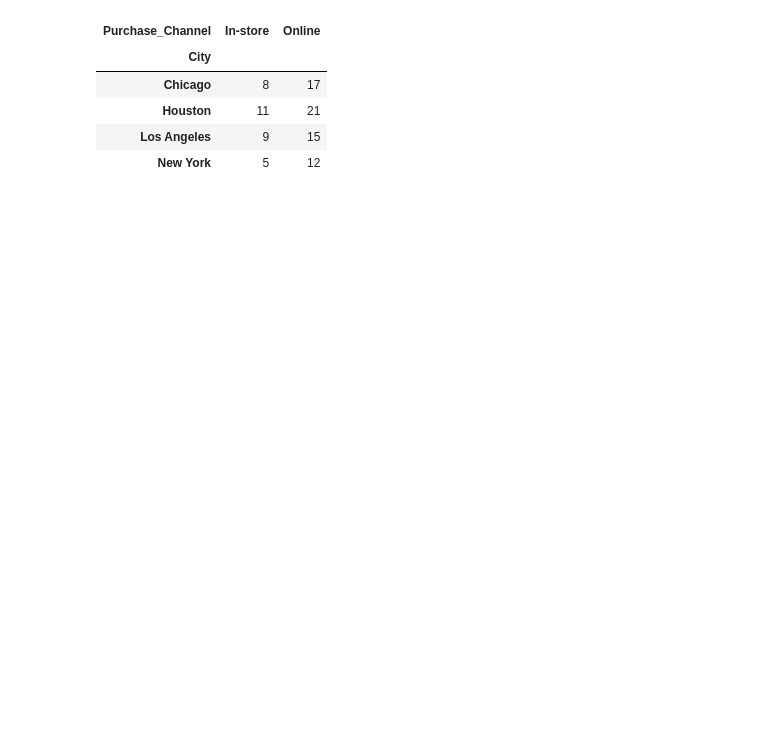
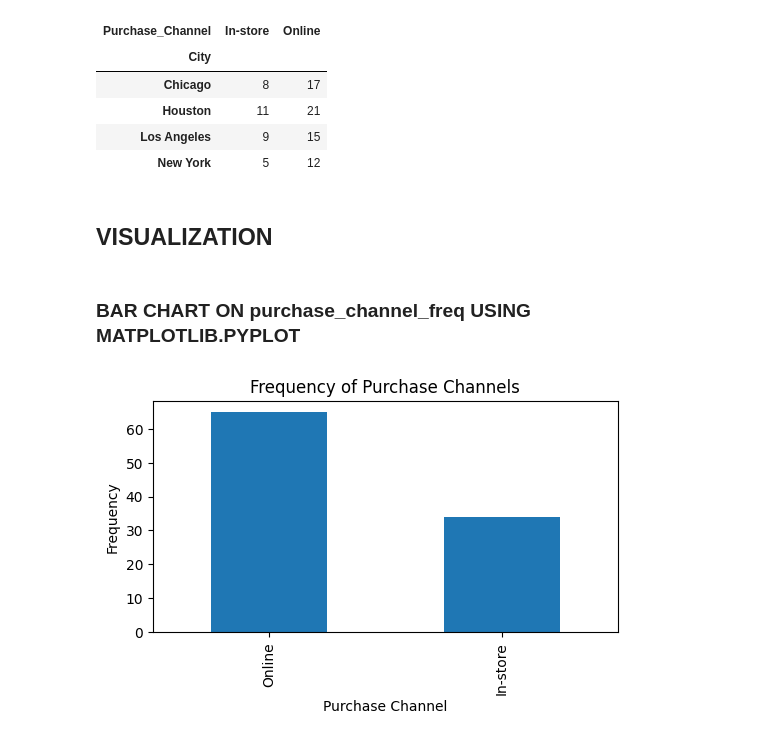
Before and after one commit to ABBAS-37405/PYTHON-AND-DATA-SCIENCE, a Jupyter notebook: dataclean.ipynb, the cells around one changed output. Cells and saved outputs as stored; diff of their text form; code cells hidden in the pictures; blank space fills up the shorter version.

```diff
--- a/dataclean.ipynb
+++ b/dataclean.ipynb
@@ -479,3 +479,7 @@ cross_tab
 | Houston | 11 | 21 |
 | Los Angeles | 9 | 15 |
 | New York | 5 | 12 |
+# %% [markdown]
+## VISUALIZATION
+# %% [markdown]
+### BAR CHART ON purchase_channel_freq USING MATPLOTLIB.PYPLOT
@@ -481,0 +489,9 @@ cross_tab
+# %%
+plt.figure(figsize=(6,3))
+purchase_channel_freq.plot(kind='bar')
+plt.xlabel('Purchase Channel')
+plt.ylabel('Frequency')
+plt.title('Frequency of Purchase Channels')
+plt.show()
+# %% [output]
+[figure, added]
```
Also changed, not shown: parts of 7 cells of this notebook.
